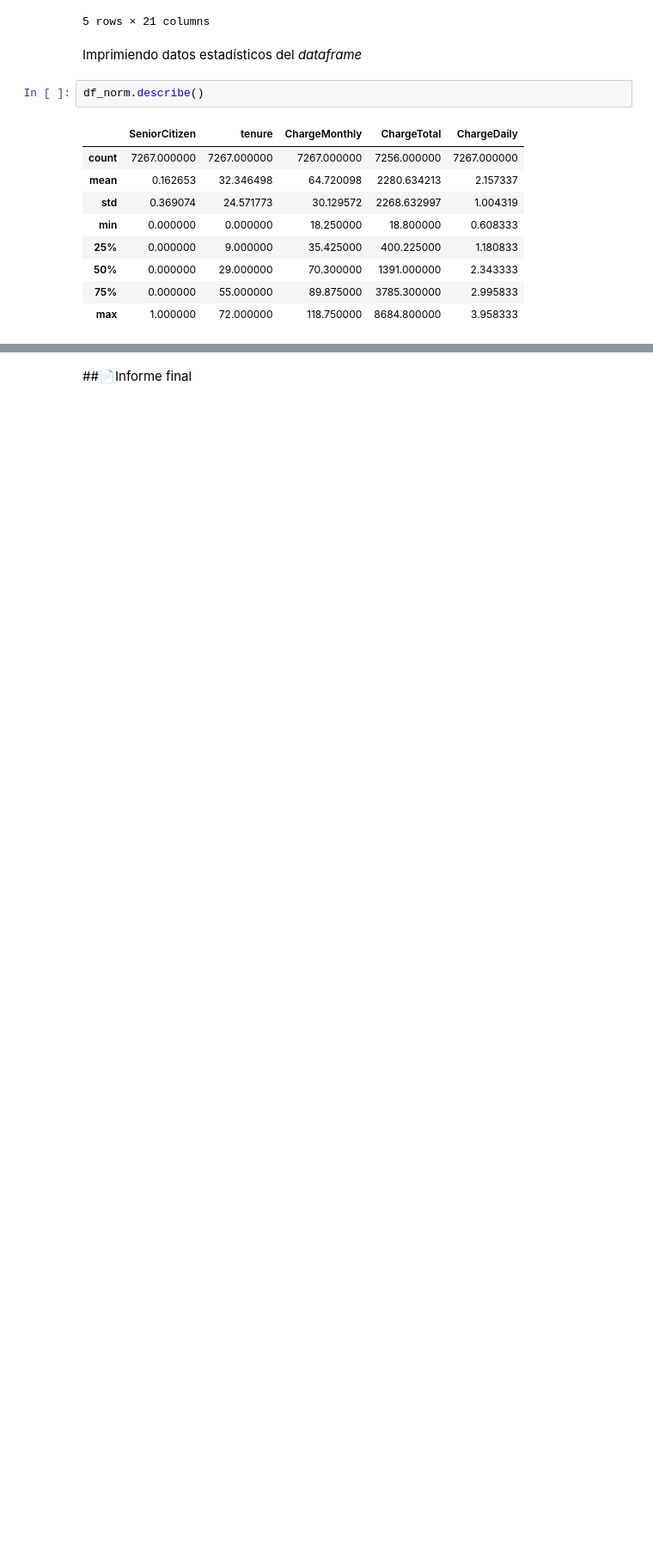
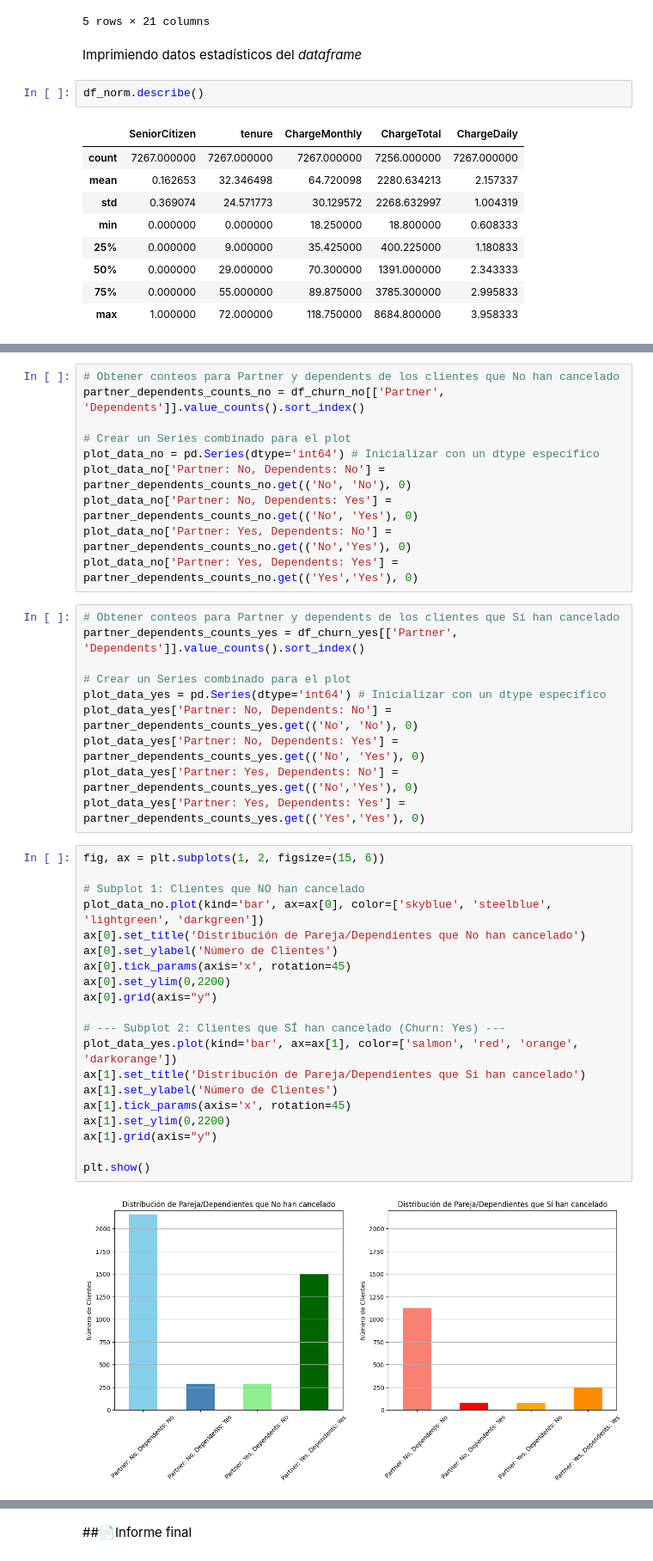
Before and after one commit to ASRR7/challenge_data_visualization, a Jupyter notebook: TelecomX_LATAM.ipynb, the cells around one changed output, grey strips where cells are left out. Shown at 86% size. Saved outputs shown, nothing was run; the diff lists cells and outputs as text; blank space fills up the shorter version.

```diff
--- a/TelecomX_LATAM.ipynb
+++ b/TelecomX_LATAM.ipynb
@@ -97,0 +192,42 @@ df_norm.describe()
+# %%
+# Obtener conteos para Partner y dependents de los clientes que No han cancelado
+partner_dependents_counts_no = df_churn_no[['Partner', 'Dependents']].value_counts().sort_index()
+
+# Crear un Series combinado para el plot
+plot_data_no = pd.Series(dtype='int64') # Inicializar con un dtype específico
+plot_data_no['Partner: No, Dependents: No'] = partner_dependents_counts_no.get(('No', 'No'), 0)
+plot_data_no['Partner: No, Dependents: Yes'] = partner_dependents_counts_no.get(('No', 'Yes'), 0)
+plot_data_no['Partner: Yes, Dependents: No'] = partner_dependents_counts_no.get(('No','Yes'), 0)
+plot_data_no['Partner: Yes, Dependents: Yes'] = partner_dependents_counts_no.get(('Yes','Yes'), 0)
+# %%
+# Obtener conteos para Partner y dependents de los clientes que Sí han cancelado
+partner_dependents_counts_yes = df_churn_yes[['Partner', 'Dependents']].value_counts().sort_index()
+
+# Crear un Series combinado para el plot
+plot_data_yes = pd.Series(dtype='int64') # Inicializar con un dtype específico
+plot_data_yes['Partner: No, Dependents: No'] = partner_dependents_counts_yes.get(('No', 'No'), 0)
+plot_data_yes['Partner: No, Dependents: Yes'] = partner_dependents_counts_yes.get(('No', 'Yes'), 0)
+plot_data_yes['Partner: Yes, Dependents: No'] = partner_dependents_counts_yes.get(('No','Yes'), 0)
+plot_data_yes['Partner: Yes, Dependents: Yes'] = partner_dependents_counts_yes.get(('Yes','Yes'), 0)
+# %%
+fig, ax = plt.subplots(1, 2, figsize=(15, 6))
+
+# Subplot 1: Clientes que NO han cancelado
+plot_data_no.plot(kind='bar', ax=ax[0], color=['skyblue', 'steelblue', 'lightgreen', 'darkgreen'])
+ax[0].set_title('Distribución de Pareja/Dependientes que No han cancelado')
+ax[0].set_ylabel('Número de Clientes')
+ax[0].tick_params(axis='x', rotation=45)
+ax[0].set_ylim(0,2200)
+ax[0].grid(axis="y")
+
+# --- Subplot 2: Clientes que SÍ han cancelado (Churn: Yes) ---
+plot_data_yes.plot(kind='bar', ax=ax[1], color=['salmon', 'red', 'orange', 'darkorange'])
+ax[1].set_title('Distribución de Pareja/Dependientes que Sí han cancelado')
+ax[1].set_ylabel('Número de Clientes')
+ax[1].tick_params(axis='x', rotation=45)
+ax[1].set_ylim(0,2200)
+ax[1].grid(axis="y")
+
+plt.show()
+# %% [output]
+[figure, added]
```
Also changed, not shown: parts of 48 cells of this notebook, 10 other files.
